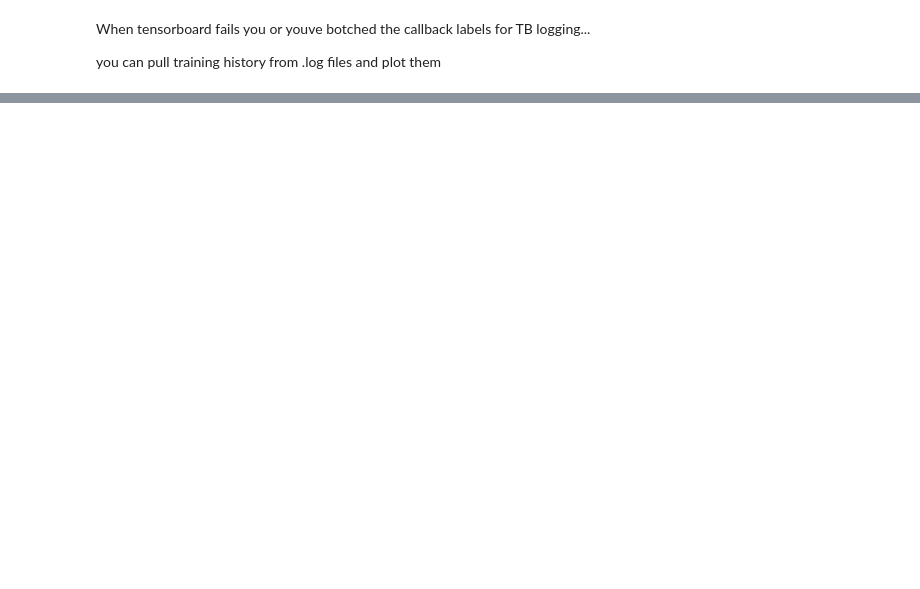
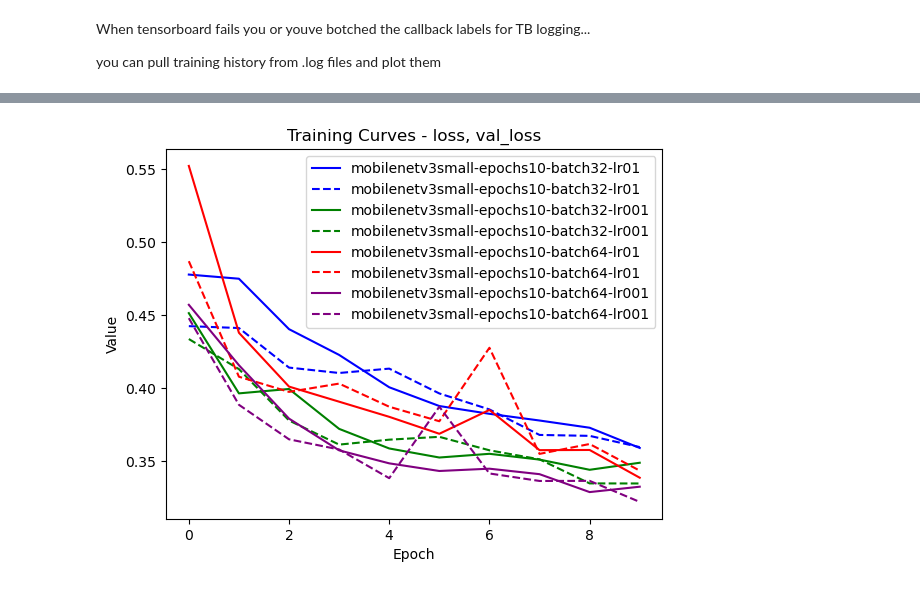
Before and after one commit to sig-gis/fao-models, a Jupyter notebook: fao_models/plotting/plot_training_curves.ipynb, the cells around one changed output, grey strips where cells are left out. Cells and saved outputs as stored; diff of their text form; code cells hidden in the pictures; blank space fills up the shorter version.

Commit message:
changes to plotting nb's

```diff
--- a/fao_models/plotting/plot_training_curves.ipynb
+++ b/fao_models/plotting/plot_training_curves.ipynb
@@ -250,37 +252,3 @@ resnet_epochs10_batch64_lr001 = {'experiment_name': 'resnet_epochs10_batch64_lr0
               0.3498654067516327,
               0.33834242820739746,
               0.3336189091205597]}
-# %%
-import matplotlib.pyplot as plt
-
-def plot_training_curves(dictionaries, keys_to_plot):
-    line_styles = ['-', '--', '-.', ':']  # List of line styles
-    colors = ['blue', 'green', 'red', 'purple']  # List of colors
-
-    # Iterate over each dictionary and key
-    for i, dictionary in enumerate(dictionaries):
-        for j, key_to_plot in enumerate(keys_to_plot):
-            # Get the values for the specified key
-            values = dictionary[key_to_plot]
-
-            # Create the line graph with different line styles and colors
-            plt.plot(values, linestyle=line_styles[j % len(line_styles)], color=colors[i % len(colors)])
-
-    plt.xlabel('Epoch')
-    plt.ylabel('Value')
-    plt.title('Line Graph of {}'.format(', '.join(keys_to_plot)))
-
-    # Create a list of legend items
-    legend_items = []
-    for dictionary in dictionaries:
-        for key_to_plot in keys_to_plot:
-            legend_items.append(dictionary['experiment_name'] + ' - ' + key_to_plot)
-
-    plt.legend(legend_items)  # Display legend items
-    plt.show()
-
-plot_training_curves([
-    resnet_epochs10_batch32_lr01,
-    resnet_epochs10_batch32_lr001,
-    resnet_epochs10_batch64_lr01,
-    resnet_epochs10_batch64_lr001], ['loss', 'val_loss'])
@@ -288,0 +517,7 @@ plot_training_curves([
+# %%
+plot_training_curves([mobilenetv3small_epochs10_batch32_lr01,
+                      mobilenetv3small_epochs10_batch32_lr001,
+                      mobilenetv3small_epochs10_batch64_lr01,
+                      mobilenetv3small_epochs10_batch64_lr001,], ['loss', 'val_loss'])
+# %% [output]
+[figure, added]
```
Also changed, not shown: parts of 5 cells of this notebook, 1 other file.
